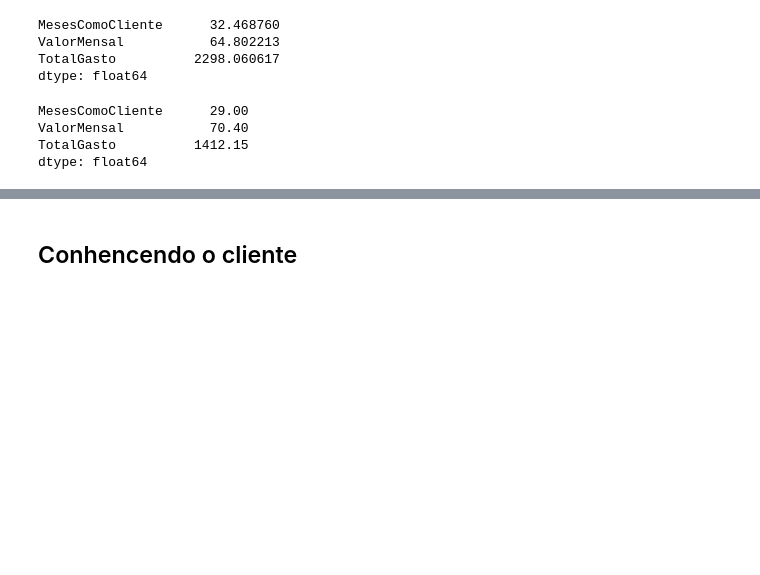
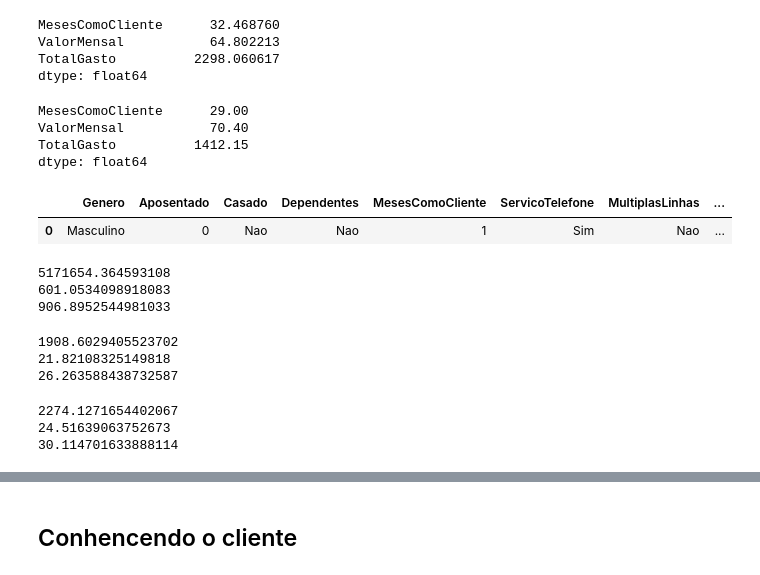
Before and after one commit to HodricVieira/Projeto-ICD-2022, a Jupyter notebook: projeto-dataset.ipynb, the cells around one changed output, grey strips where cells are left out. Saved outputs shown, nothing was run; the diff lists cells and outputs as text; code cells hidden in the pictures; blank space fills up the shorter version.

Commit message:
ajuste na exibição e realocação de graficos, moda feita

```diff
--- a/projeto-dataset.ipynb
+++ b/projeto-dataset.ipynb
@@ -56,6 +56,40 @@ MesesComoCliente      29.00
 ValorMensal           70.40
 TotalGasto          1412.15
 dtype: float64
+# %%
+#Moda
+datamode = data.drop(columns=["Codigo", "IDCliente"])
+datamode.mode()
+# %% [output]
+|  | Genero | Aposentado | Casado | Dependentes | MesesComoCliente | ServicoTelefone | MultiplasLinhas | ... |
+| 0 | Masculino | 0 | Nao | Nao | 1 | Sim | Nao | ... |
+# %%
+#variancia
+print(data["TotalGasto"].var())
+print(data["MesesComoCliente"].var())
+print(data["ValorMensal"].var())
+# %% [output]
+5171654.364593108
+601.0534098918083
+906.8952544981033
+# %%
+#Desvio Absoluto
+print(data["TotalGasto"].mad())
+print(data["MesesComoCliente"].mad())
+print(data["ValorMensal"].mad())
+# %% [output]
+1908.6029405523702
+21.82108325149818
+26.263588438732587
+# %%
+#Desvio Padrão
+print(data["TotalGasto"].std())
+print(data["MesesComoCliente"].std())
+print(data["ValorMensal"].std())
+# %% [output]
+2274.1271654402067
+24.51639063752673
+30.114701633888114
 # %%
 data.boxplot(column=["TotalGasto"])
 plt.show()
```
Also changed, not shown: parts of 16 cells of this notebook.
